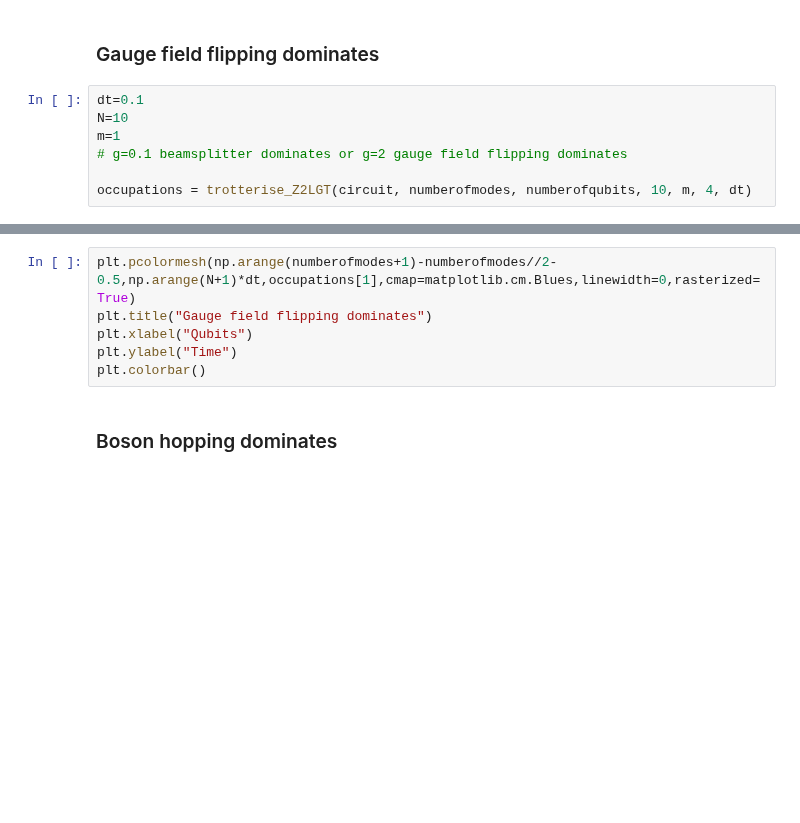
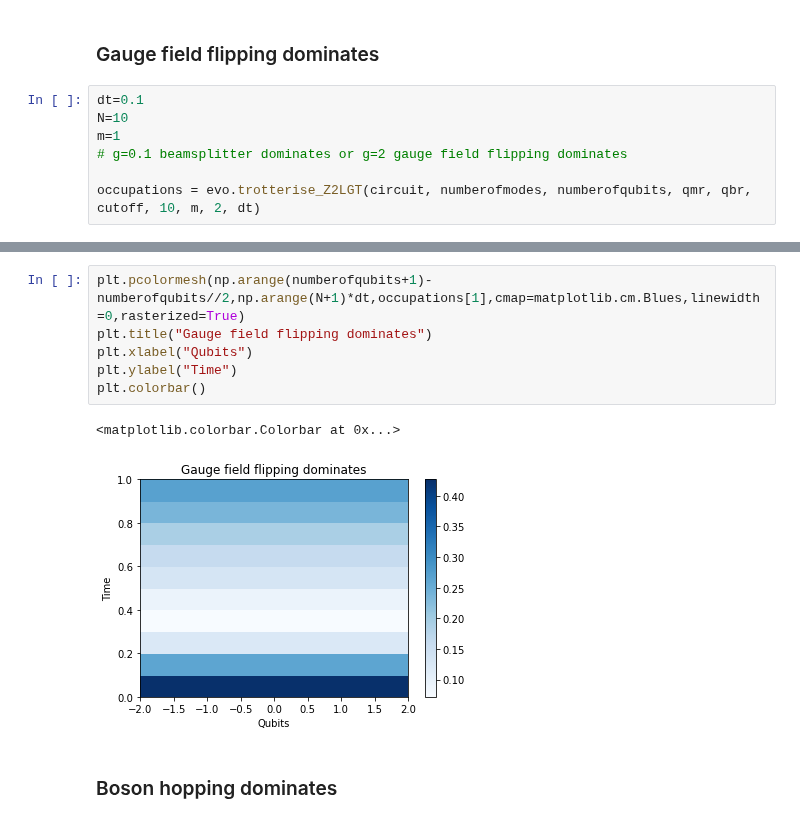
Before and after one commit to C2QA/bosonic-qiskit, a Jupyter notebook: tutorials/Z2-lattice-gauge-theory/Z2-lattice-gauge-theory.ipynb, the cells around one changed output, grey strips where cells are left out. Drawn from its saved outputs; the diff is of its cells as text; blank space fills up the shorter version.

```diff
--- a/tutorials/Z2-lattice-gauge-theory/Z2-lattice-gauge-theory.ipynb
+++ b/tutorials/Z2-lattice-gauge-theory/Z2-lattice-gauge-theory.ipynb
@@ -188,6 +151,6 @@ N=10
 m=1
 # g=0.1 beamsplitter dominates or g=2 gauge field flipping dominates
 
-occupations = trotterise_Z2LGT(circuit, numberofmodes, numberofqubits, 10, m, 4, dt)
+occupations = evo.trotterise_Z2LGT(circuit, numberofmodes, numberofqubits, qmr, qbr, cutoff, 10, m, 2, dt)
 # %% [output]
 initial state
@@ -216,9 +182,12 @@ plt.colorbar()
 # %%
-plt.pcolormesh(np.arange(numberofmodes+1)-numberofmodes//2-0.5,np.arange(N+1)*dt,occupations[1],cmap=matplotlib.cm.Blues,linewidth=0,rasterized=True)
+plt.pcolormesh(np.arange(numberofqubits+1)-numberofqubits//2,np.arange(N+1)*dt,occupations[1],cmap=matplotlib.cm.Blues,linewidth=0,rasterized=True)
 plt.title("Gauge field flipping dominates")
 plt.xlabel("Qubits")
 plt.ylabel("Time")
 plt.colorbar()
+# %% [output]
+<matplotlib.colorbar.Colorbar at 0x...>
+[figure, added]
 # %% [markdown]
 ### Boson hopping dominates
 # %%
```
Also changed, not shown: parts of 24 cells of this notebook, 1 other file.
